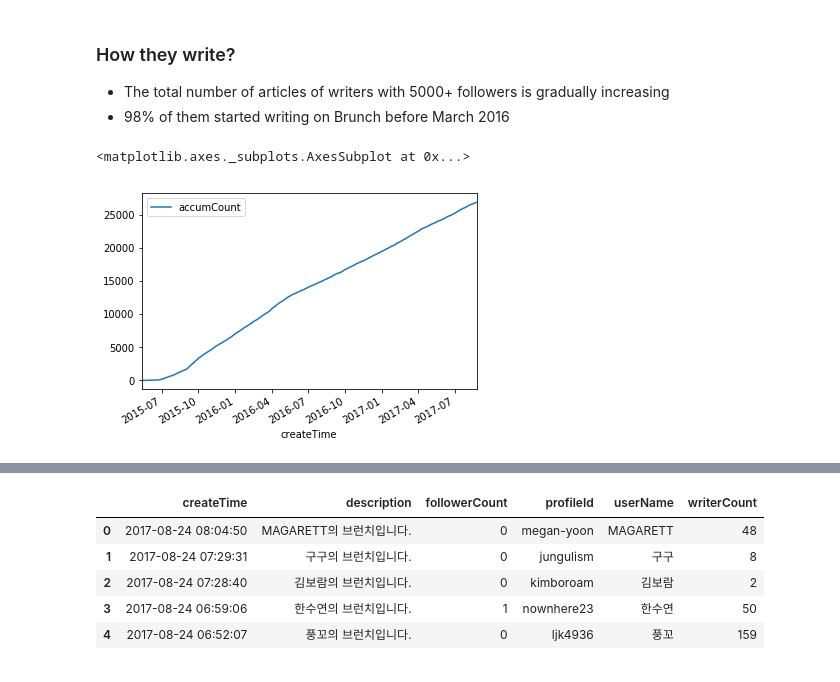
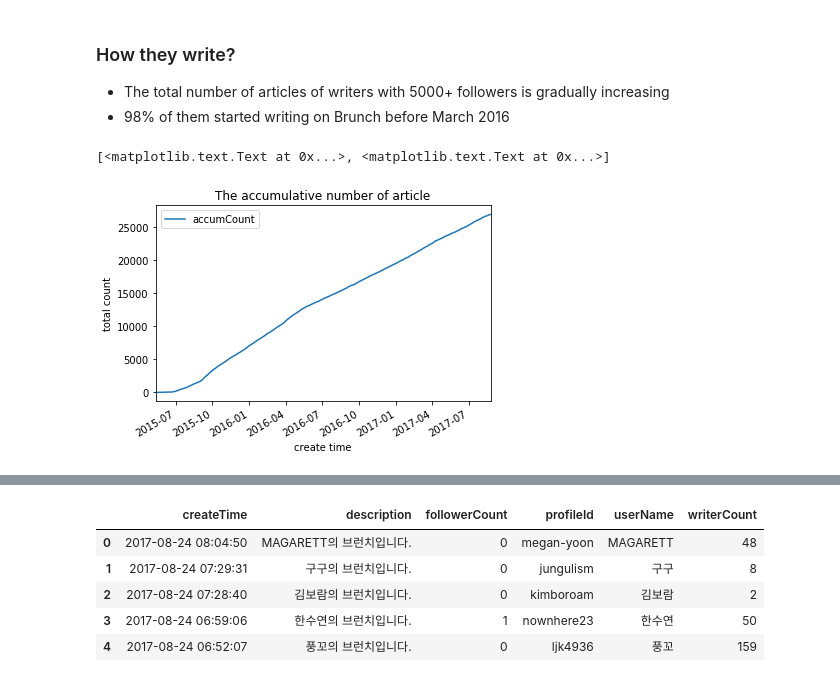
Before and after one commit to marcosdeseul/data-analysis, a Jupyter notebook: brunch-data-analysis/Brunch Data Analysis.ipynb, the cells around one changed output, grey strips where cells are left out. Cells and saved outputs as stored; diff of their text form; code cells hidden in the pictures.

```diff
--- a/brunch-data-analysis/Brunch Data Analysis.ipynb
+++ b/brunch-data-analysis/Brunch Data Analysis.ipynb
@@ -98,7 +91,7 @@ top_df.plot(kind="scatter", x="article_count", y="follower_count")
 top_articles = get_article_df_by_writers(top_df["profile_id"].values)
 top_articles_cleaned = top_articles.drop([
     "articleCoverColorForHome", "magazineArticleId", "coverColor", "contentId", "magazineNo",
-    "magazineType", "ip", "readSeconds", "pick", "userId", "sharedFacebookComment", "status"], 1)
+    "magazineType", "readSeconds", "pick", "userId", "sharedFacebookComment", "status"], 1)
 parse_datetime(top_articles_cleaned, fields=["createTime", "publishTime", "updateTime"])
 # %%
 np.corrcoef(top_articles_cleaned["socialShareTotalCount"], top_articles_cleaned["likeCount"])[0, 1]
@@ -155,8 +160,9 @@ top_articles_cleaned.drop(["no"], 1).describe()
 # %%
 top_articles_cleaned = top_articles_cleaned.sort_values("createTime", ascending=True)
 top_articles_cleaned["default"] = 1
 top_articles_cleaned["accumCount"] = top_articles_cleaned["default"].cumsum()
-top_articles_cleaned.plot(x="createTime", y="accumCount")
+ax = top_articles_cleaned.plot(x="createTime", y="accumCount", title="The accumulative number of article")
+ax.set(xlabel="create time", ylabel="total count")
 # %% [output]
-<matplotlib.axes._subplots.AxesSubplot at 0x...>
+[<matplotlib.text.Text at 0x...>, <matplotlib.text.Text at 0x...>]
-[figure, old version]
+[figure, new version]
```
Also changed, not shown: parts of 21 cells of this notebook.
